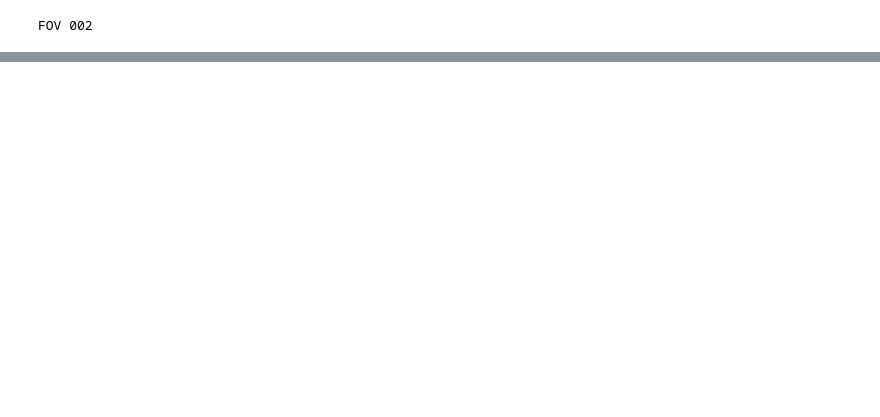
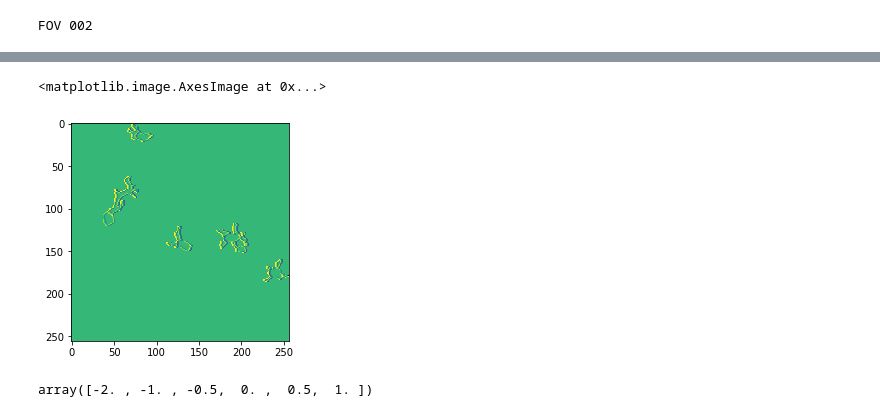
Before and after one commit to jbonato1/ASTRA, a Jupyter notebook: notebook/Inference_Pipeline.ipynb, the cells around one changed output, grey strips where cells are left out. Drawn from its saved outputs; the diff is of its cells as text; code cells hidden in the pictures; blank space fills up the shorter version.

```diff
--- a/notebook/Inference_Pipeline.ipynb
+++ b/notebook/Inference_Pipeline.ipynb
@@ -687,0 +414,2 @@ Clipping input data to the valid range for imshow with RGB data ([0..1] for floa
+# %%
+q = np.gradient(Res_1[:,:,0])
@@ -687,0 +420,9 @@ Clipping input data to the valid range for imshow with RGB data ([0..1] for floa
+# %%
+plt.imshow(q[1])
+# %% [output]
+<matplotlib.image.AxesImage at 0x...>
+[figure, added]
+# %%
+np.unique(q[1])
+# %% [output]
+array([-2. , -1. , -0.5,  0. ,  0.5,  1. ])
```
Also changed, not shown: parts of 5 cells of this notebook, 5 other files.
